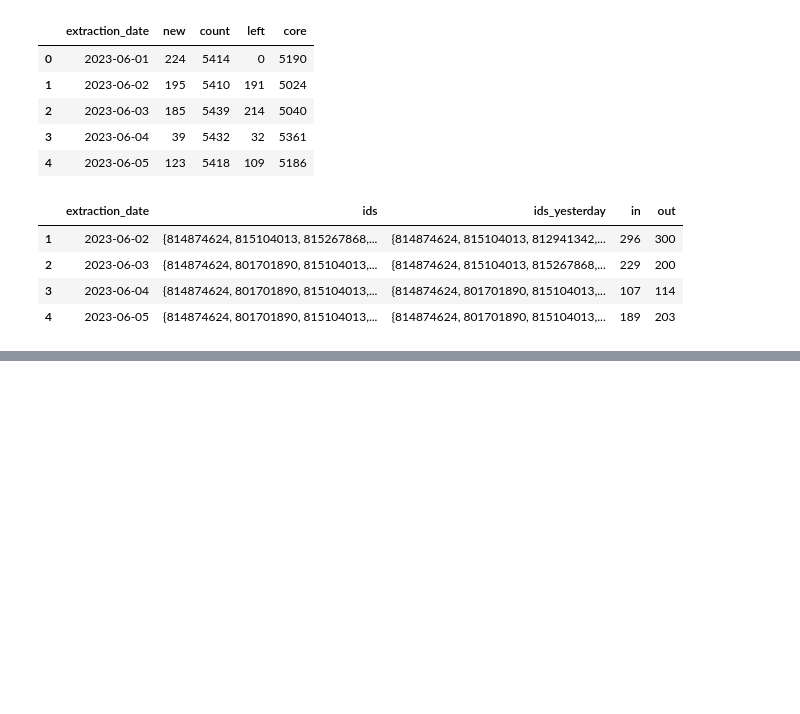
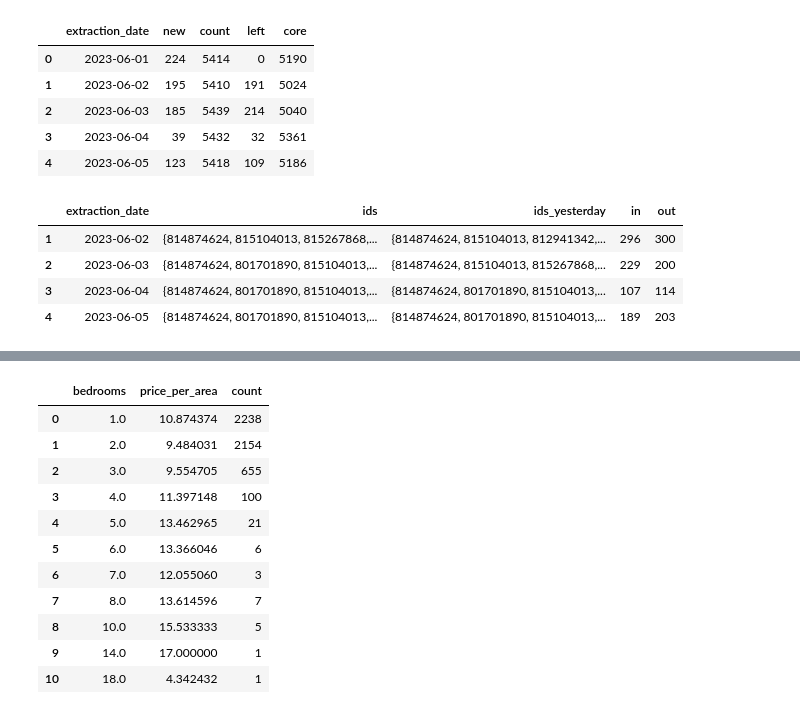
Before and after one commit to GerasimosPanagiotakopoulos/real-estate, a Jupyter notebook: Dashboard.ipynb, the cells around one changed output, grey strips where cells are left out. Drawn from its saved outputs; the diff is of its cells as text; code cells hidden in the pictures; blank space fills up the shorter version.

```diff
--- a/Dashboard.ipynb
+++ b/Dashboard.ipynb
@@ -567,0 +610,17 @@ Dash is running on http://127.0.0.1:8050/
+# %%
+df_bedrooms = df_full[df_full['extraction_date'] == '2023-06-01'].groupby('bedrooms').agg({'price_per_area': 'mean', 'id': 'count'}).reset_index()
+df_bedrooms.columns = ['bedrooms', 'price_per_area', 'count']
+df_bedrooms
+# %% [output]
+|  | bedrooms | price_per_area | count |
+| 0 | 1.0 | 10.874374 | 2238 |
+| 1 | 2.0 | 9.484031 | 2154 |
+| 2 | 3.0 | 9.554705 | 655 |
+| 3 | 4.0 | 11.397148 | 100 |
+| 4 | 5.0 | 13.462965 | 21 |
+| 5 | 6.0 | 13.366046 | 6 |
+| 6 | 7.0 | 12.055060 | 3 |
+| 7 | 8.0 | 13.614596 | 7 |
+| 8 | 10.0 | 15.533333 | 5 |
+| 9 | 14.0 | 17.000000 | 1 |
+| 10 | 18.0 | 4.342432 | 1 |
```
Also changed, not shown: parts of 29 cells of this notebook, 3 other files.
